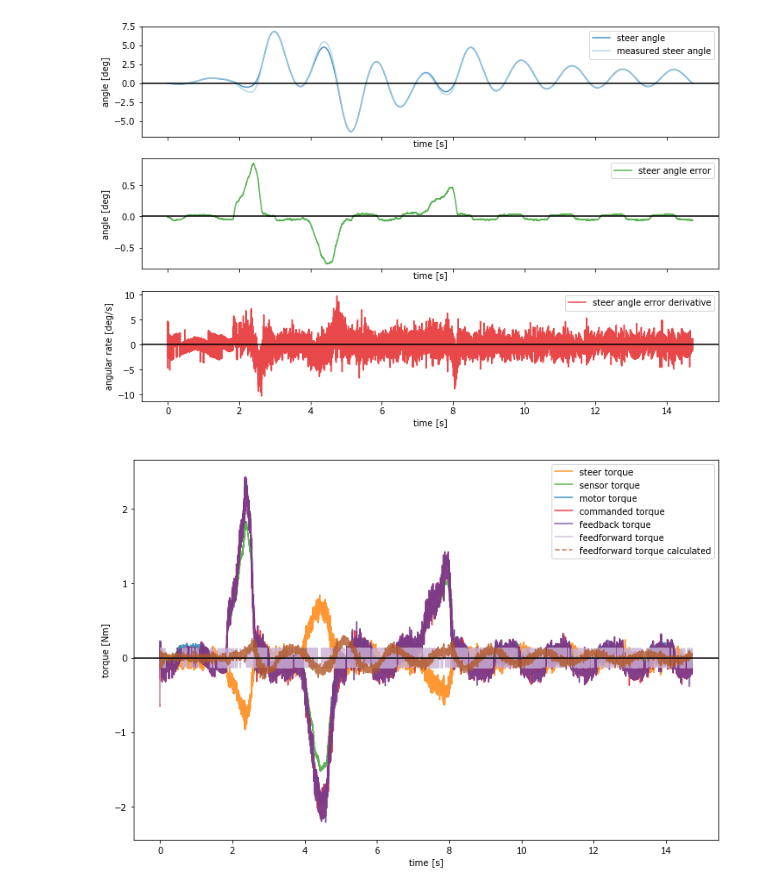
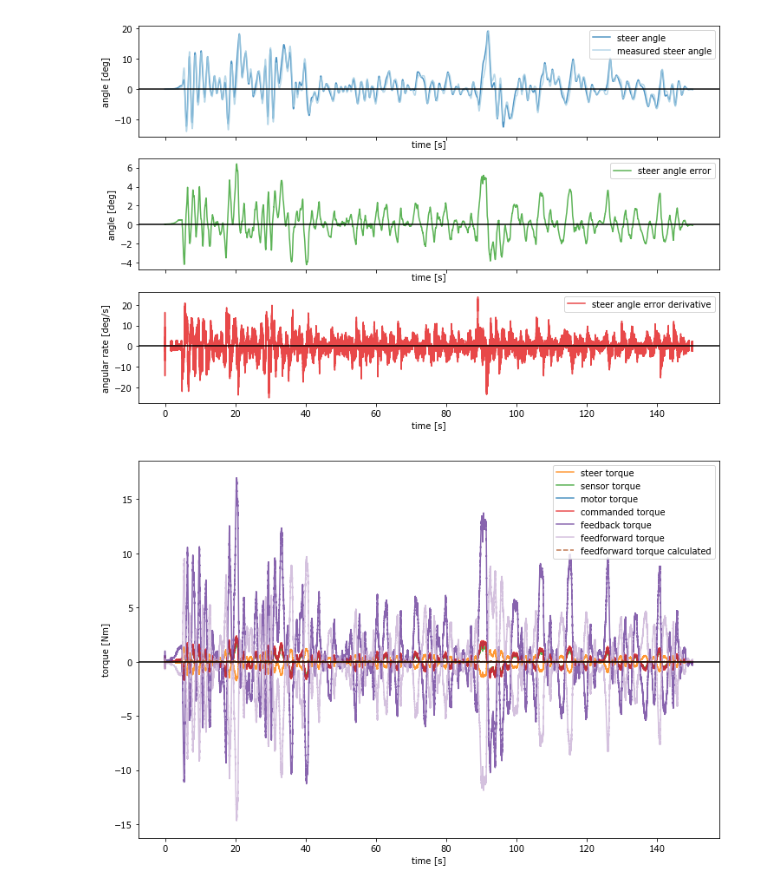
Before and after one commit to oliverlee/phobos, a Jupyter notebook: scripts/plot_simulator_messages.ipynb, the cells around one changed output. Saved outputs shown, nothing was run; the diff lists cells and outputs as text; code cells hidden in the pictures.

```diff
--- a/scripts/plot_simulator_messages.ipynb
+++ b/scripts/plot_simulator_messages.ipynb
@@ -19,7 +19,7 @@ import matplotlib as mpl
 mpl.rcParams['figure.figsize'] = DEFAULT_FIGSIZE
 # %%
 plt.close('all')
-log = ps.ProcessedRecord('../tools/build/log_kp150_kd3.pb.cobs')
+log = ps.ProcessedRecord('logs/2018-02-09T18h40m28sZ.pb.cobs.gz')
 log.plot_states(degrees=True)
 log.plot_controller_states(degrees=True)
 log.plot_torque_signals()
@@ -29,2 +29,2 @@ plt.show()
-[figure, old version]
+[figure, new version]
-[figure, old version]
+[figure, new version]
```
Also changed, not shown: parts of 2 cells of this notebook, 1 other file.
